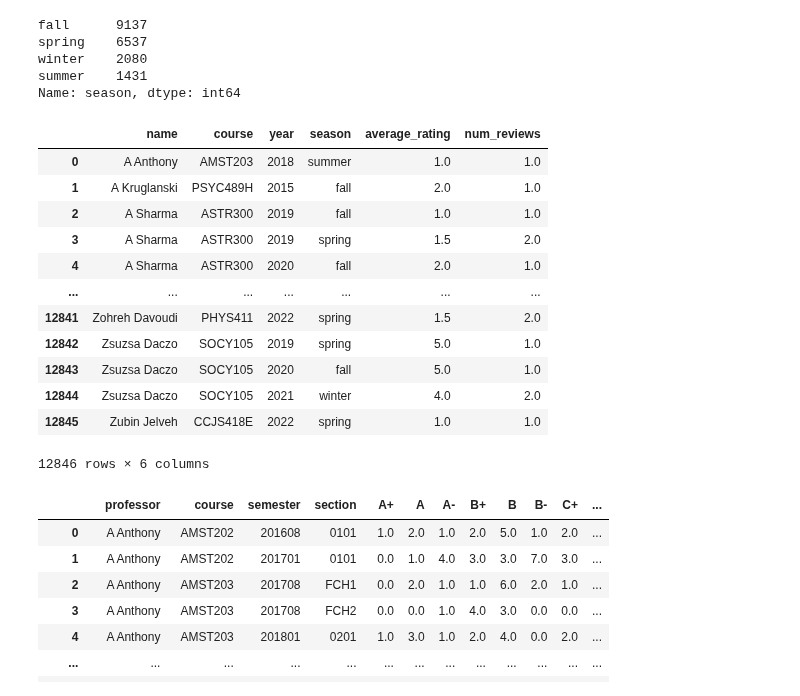
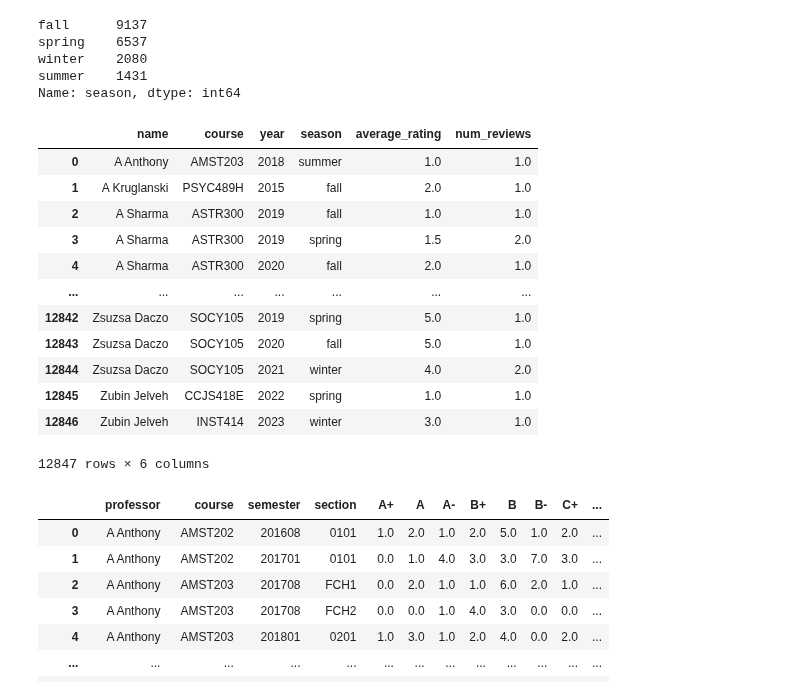
Before and after one commit to aaronl1661/teacherSalaryAnalysis, a Jupyter notebook: src/1_collect_data/planet_terp_data/combine_data.ipynb, the cells around one changed output. Drawn from its saved outputs; the diff is of its cells as text; code cells hidden in the pictures.

```diff
--- a/src/1_collect_data/planet_terp_data/combine_data.ipynb
+++ b/src/1_collect_data/planet_terp_data/combine_data.ipynb
@@ -75,39 +75,47 @@ average_reviews_df = pd.DataFrame()
 
 values_to_check = ["name", "course", "year", "season"]
 curr = [reviews_df.at[0, "name"], reviews_df.at[0, "course"], reviews_df.at[0, "year"], reviews_df.at[0, "season"]]
 count = 0
 averages = [0, 0]
 for index, row in reviews_df.iterrows():
     match = True
     for i in range(4):
         if curr[i] != reviews_df.at[index, values_to_check[i]]:
             match = False
     if not match:
         for i in range(4):
             average_reviews_df.at[count, values_to_check[i]] = curr[i]
             curr[i] = reviews_df.at[index, values_to_check[i]]
         average_reviews_df.at[count, "average_rating"] = averages[0]/averages[1]
         average_reviews_df.at[count, "num_reviews"] = averages[1]
         count = count + 1
         averages = [0, 0]
     averages[0] = averages[0] + reviews_df.at[index, "rating"]
     averages[1] = averages[1] + 1
 
+for i in range(4):
+    average_reviews_df.at[count, values_to_check[i]] = curr[i]
+    #curr[i] = reviews_df.at[index, values_to_check[i]]
+average_reviews_df.at[count, "average_rating"] = averages[0]/averages[1]
+average_reviews_df.at[count, "num_reviews"] = averages[1]
+#count = count + 1
+#averages = [0, 0]
+
 average_reviews_df
 # %% [output]
 |  | name | course | year | season | average_rating | num_reviews |
 | 0 | A Anthony | AMST203 | 2018 | summer | 1.0 | 1.0 |
 | 1 | A Kruglanski | PSYC489H | 2015 | fall | 2.0 | 1.0 |
 | 2 | A Sharma | ASTR300 | 2019 | fall | 1.0 | 1.0 |
 | 3 | A Sharma | ASTR300 | 2019 | spring | 1.5 | 2.0 |
 | 4 | A Sharma | ASTR300 | 2020 | fall | 2.0 | 1.0 |
 | ... | ... | ... | ... | ... | ... | ... |
-| 12841 | Zohreh Davoudi | PHYS411 | 2022 | spring | 1.5 | 2.0 |
 | 12842 | Zsuzsa Daczo | SOCY105 | 2019 | spring | 5.0 | 1.0 |
 | 12843 | Zsuzsa Daczo | SOCY105 | 2020 | fall | 5.0 | 1.0 |
 | 12844 | Zsuzsa Daczo | SOCY105 | 2021 | winter | 4.0 | 2.0 |
 | 12845 | Zubin Jelveh | CCJS418E | 2022 | spring | 1.0 | 1.0 |
+| 12846 | Zubin Jelveh | INST414 | 2023 | winter | 3.0 | 1.0 |
-12846 rows × 6 columns
+12847 rows × 6 columns
 # %%
 grades_df = pd.read_csv("PT_grade_data.csv")
 grades_df
```
Also changed, not shown: parts of 1 cell of this notebook, 3 other files.
